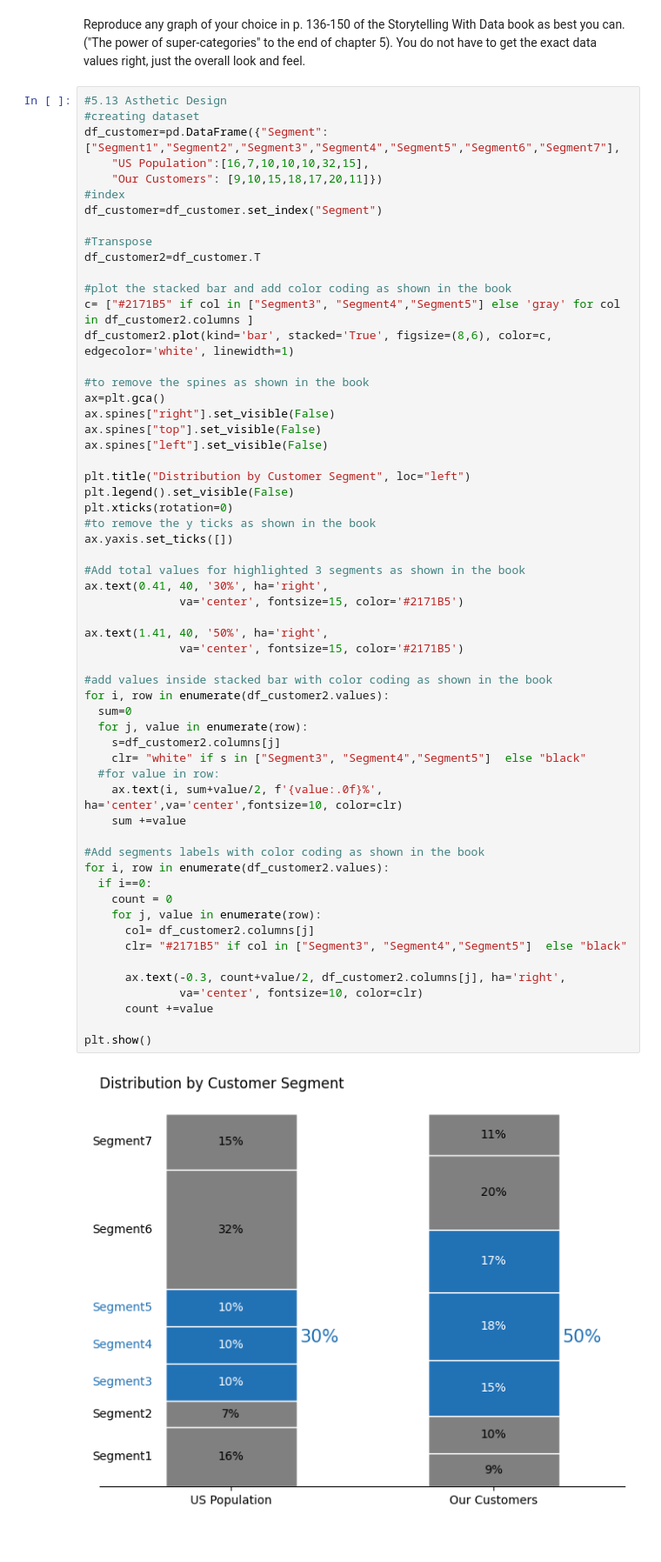
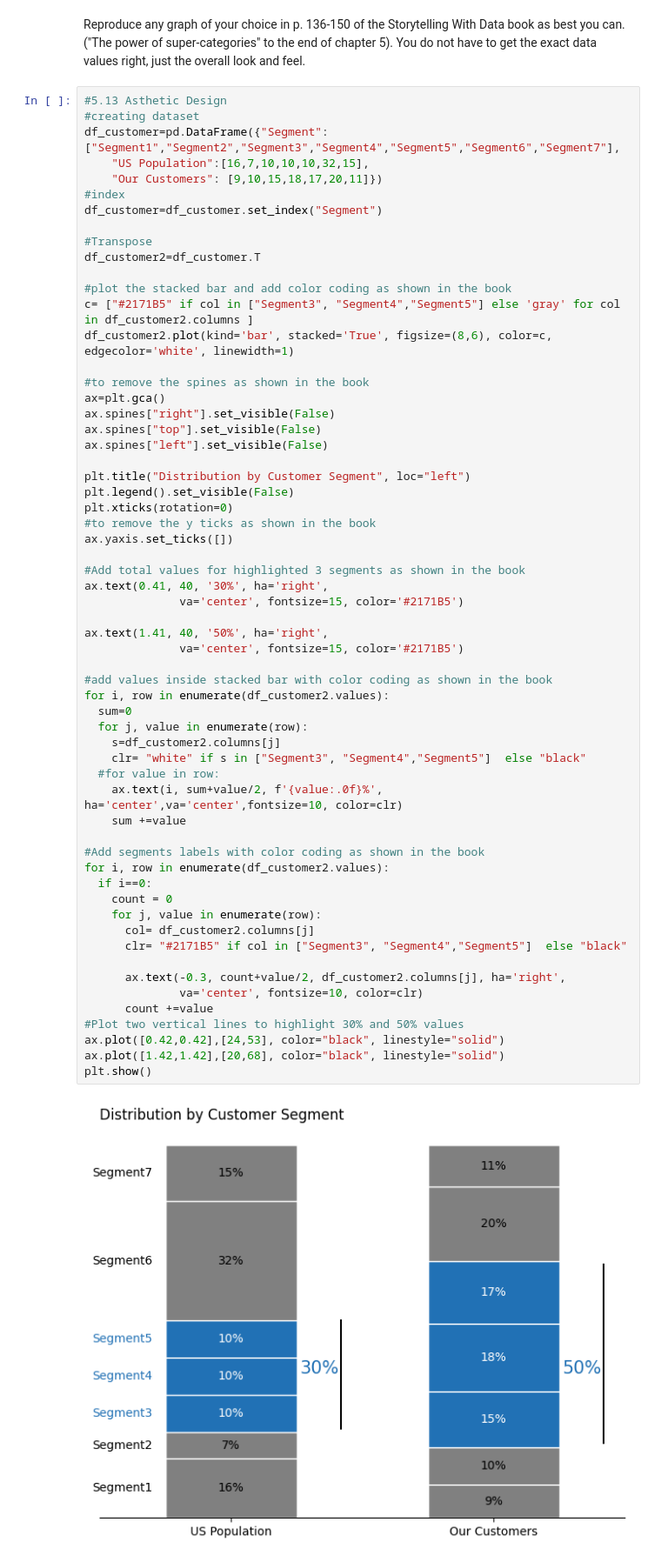
Before and after one commit to Jbaner/Module-B-semester-2, a Jupyter notebook: Week9.ipynb, the cells around one changed output. Shown at 87% size. Drawn from its saved outputs; the diff is of its cells as text.

```diff
--- a/Week9.ipynb
+++ b/Week9.ipynb
@@ -283,32 +283,34 @@ ax.yaxis.set_ticks([])
 #Add total values for highlighted 3 segments as shown in the book
 ax.text(0.41, 40, '30%', ha='right',
               va='center', fontsize=15, color='#2171B5')
 
 ax.text(1.41, 40, '50%', ha='right',
               va='center', fontsize=15, color='#2171B5')
 
 #add values inside stacked bar with color coding as shown in the book
 for i, row in enumerate(df_customer2.values):
   sum=0
   for j, value in enumerate(row):
     s=df_customer2.columns[j]
     clr= "white" if s in ["Segment3", "Segment4","Segment5"]  else "black"
   #for value in row:
     ax.text(i, sum+value/2, f'{value:.0f}%', ha='center',va='center',fontsize=10, color=clr)
     sum +=value
 
 #Add segments labels with color coding as shown in the book
 for i, row in enumerate(df_customer2.values):
   if i==0:
     count = 0
     for j, value in enumerate(row):
       col= df_customer2.columns[j]
       clr= "#2171B5" if col in ["Segment3", "Segment4","Segment5"]  else "black"
 
       ax.text(-0.3, count+value/2, df_customer2.columns[j], ha='right',
               va='center', fontsize=10, color=clr)
       count +=value
-
+#Plot two vertical lines to highlight 30% and 50% values
+ax.plot([0.42,0.42],[24,53], color="black", linestyle="solid")
+ax.plot([1.42,1.42],[20,68], color="black", linestyle="solid")
 plt.show()
 # %% [output]
-[figure, old version]
+[figure, new version]
```
Also changed, not shown: parts of 1 cell of this notebook.
